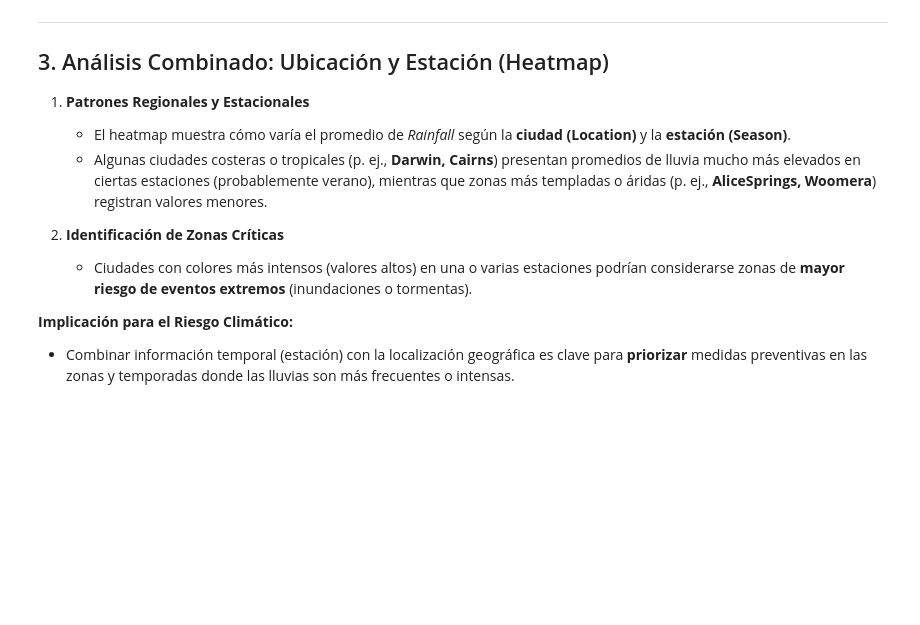
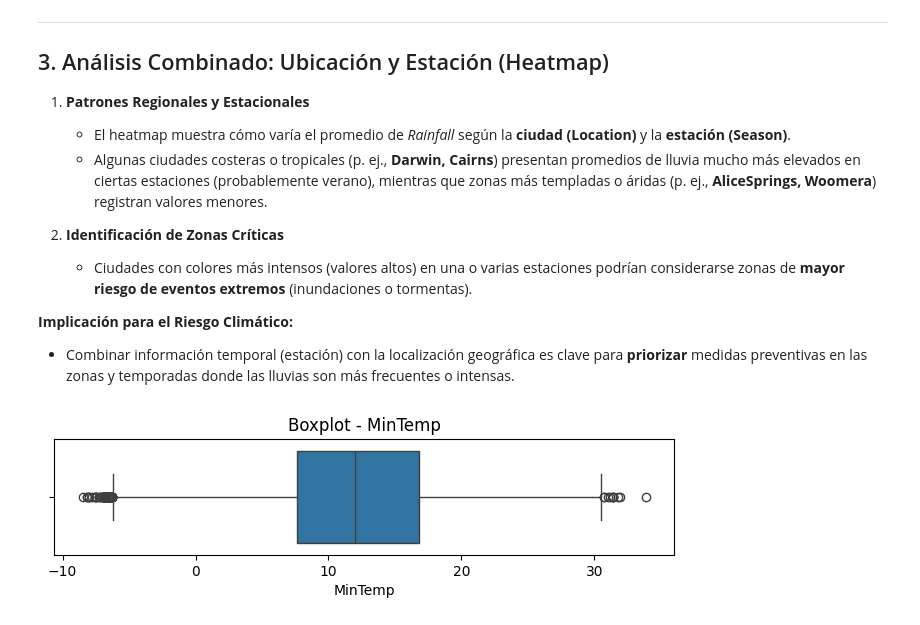
Before and after one commit to DanielIturra1610/kedro-australia-climate, a Jupyter notebook: notebooks/Untitled.ipynb, the cells around one changed output. Saved outputs shown, nothing was run; the diff lists cells and outputs as text; code cells hidden in the pictures; blank space fills up the shorter version.

Commit message:
Boxplot prueba

```diff
--- a/notebooks/Untitled.ipynb
+++ b/notebooks/Untitled.ipynb
@@ -625,3 +506,10 @@ BadgerysCreek  1.846785  2.615645   1.695726  2.667061
 
 **Implicación para el Riesgo Climático:**
 - Combinar información temporal (estación) con la localización geográfica es clave para **priorizar** medidas preventivas en las zonas y temporadas donde las lluvias son más frecuentes o intensas.
+# %%
+plt.figure(figsize=(8, 1.5))
+sns.boxplot(x=df["MinTemp"])
+plt.title("Boxplot - MinTemp")
+plt.show()
+# %% [output]
+[figure, added]
```
Also changed, not shown: parts of 16 cells of this notebook.
